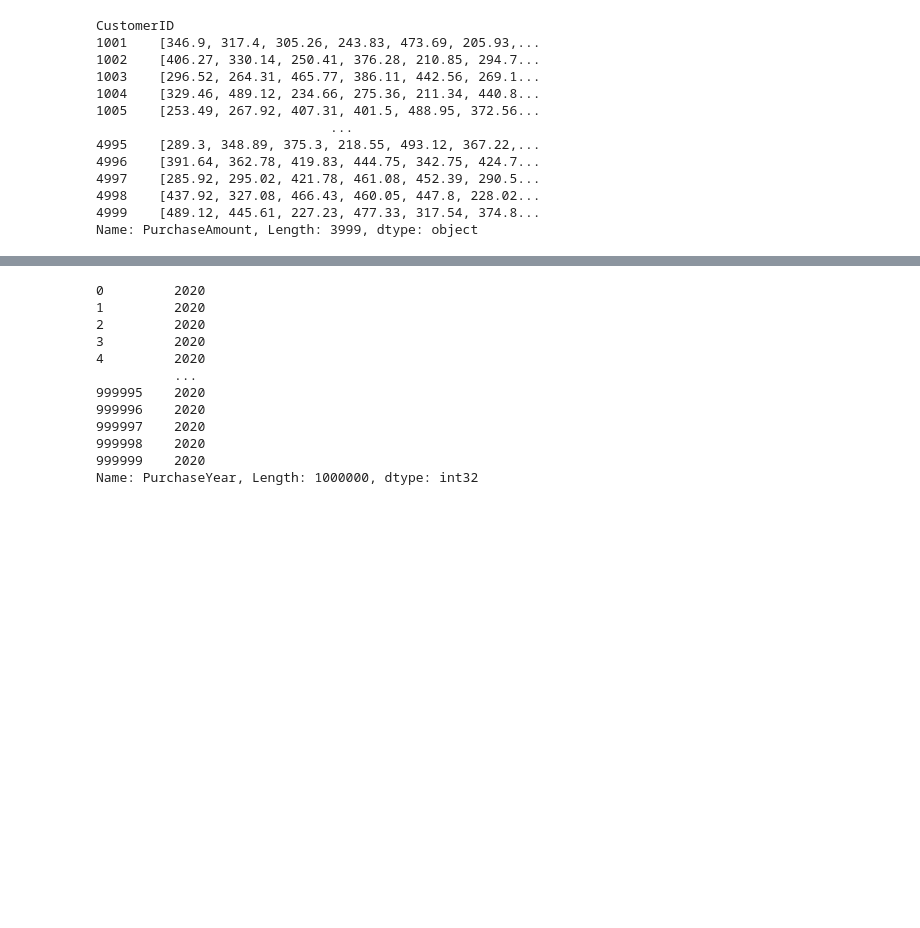
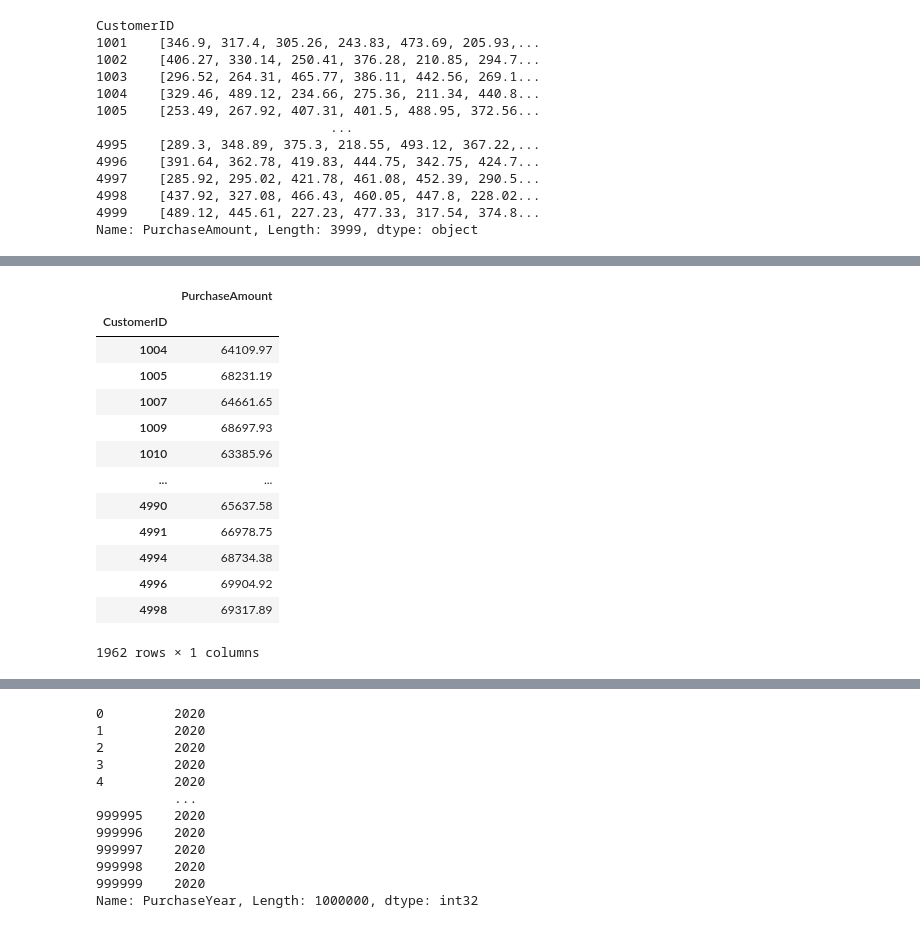
Before and after one commit to priyadarshi2/Data_Science_Internship, a Jupyter notebook: Customer_purchase/customer_purchases.ipynb, the cells around one changed output, grey strips where cells are left out. Drawn from its saved outputs; the diff is of its cells as text; code cells hidden in the pictures; blank space fills up the shorter version.

```diff
--- a/Customer_purchase/customer_purchases.ipynb
+++ b/Customer_purchase/customer_purchases.ipynb
@@ -91,0 +117,20 @@ Name: PurchaseAmount, Length: 3999, dtype: object
+# %%
+high_spending_customers = purchase_by_customer.loc[(
+    purchase_by_customer["PurchaseAmount"] >= average_purchase_by_customer
+    )]
+high_spending_customers
+# %% [output]
+|  | PurchaseAmount |
+| CustomerID |  |
+| 1004 | 64109.97 |
+| 1005 | 68231.19 |
+| 1007 | 64661.65 |
+| 1009 | 68697.93 |
+| 1010 | 63385.96 |
+| ... | ... |
+| 4990 | 65637.58 |
+| 4991 | 66978.75 |
+| 4994 | 68734.38 |
+| 4996 | 69904.92 |
+| 4998 | 69317.89 |
+1962 rows × 1 columns
```
Also changed, not shown: parts of 6 cells of this notebook.
